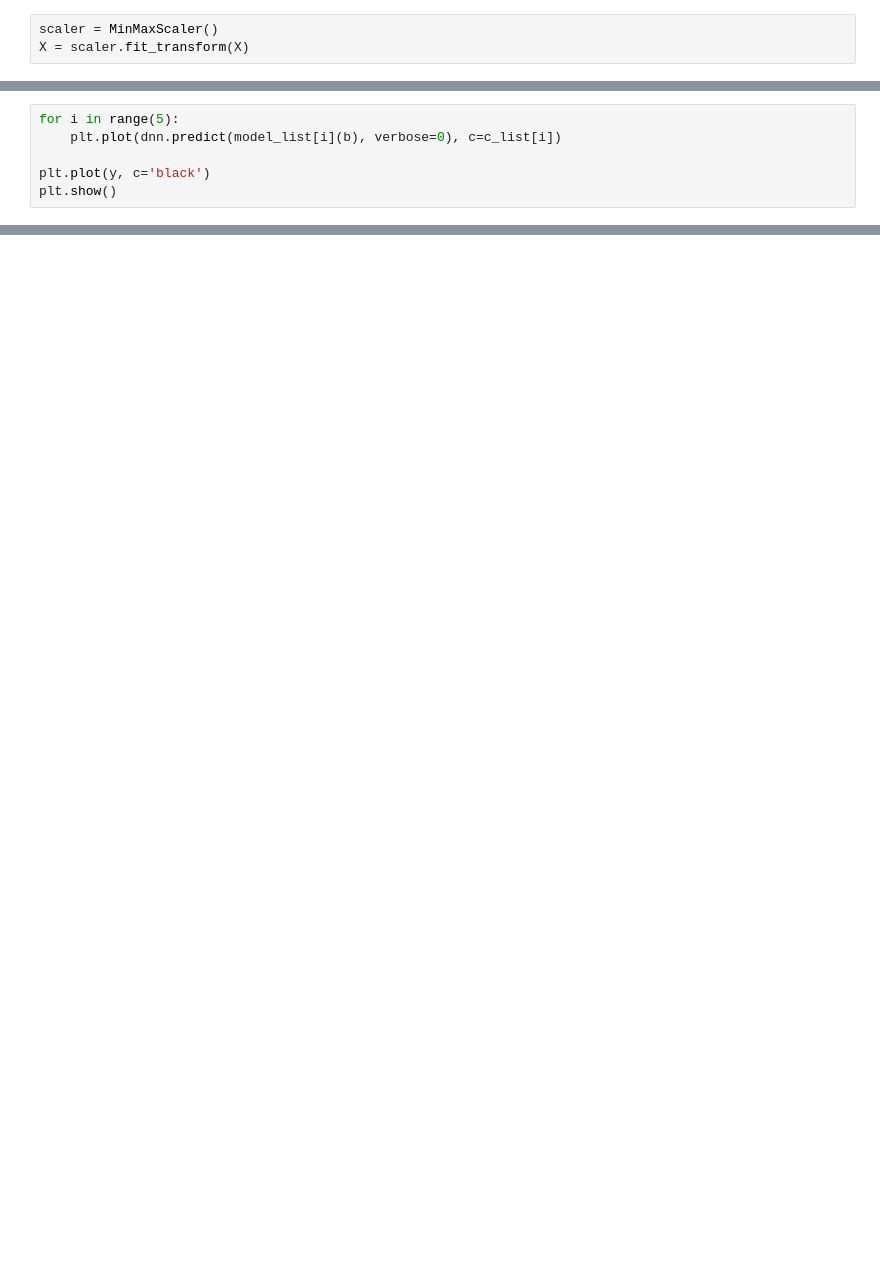
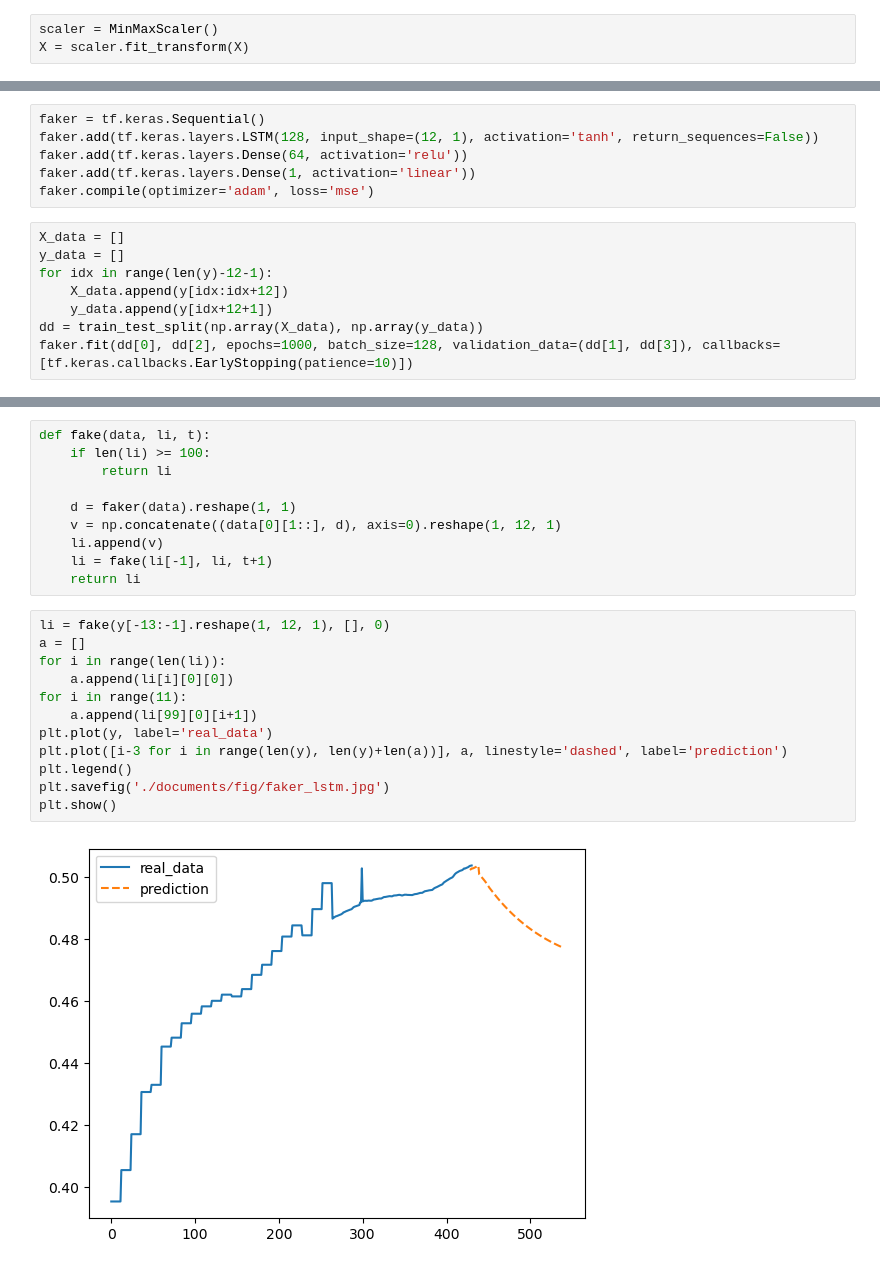
Before and after one commit to PYTHONLL-kang/activ, a Jupyter notebook: programs/last/action_lstm.ipynb, the cells around one changed output, grey strips where cells are left out. Cells and saved outputs as stored; diff of their text form; blank space fills up the shorter version.

```diff
--- a/programs/last/action_lstm.ipynb
+++ b/programs/last/action_lstm.ipynb
@@ -110,6 +345,0 @@ plt.show()
-# %%
-for i in range(5):
-    plt.plot(dnn.predict(model_list[i](b), verbose=0), c=c_list[i])
-
-plt.plot(y, c='black')
-plt.show()
@@ -129,0 +346,14 @@ plt.show()
+# %%
+faker = tf.keras.Sequential()
+faker.add(tf.keras.layers.LSTM(128, input_shape=(12, 1), activation='tanh', return_sequences=False))
+faker.add(tf.keras.layers.Dense(64, activation='relu'))
+faker.add(tf.keras.layers.Dense(1, activation='linear'))
+faker.compile(optimizer='adam', loss='mse')
+# %%
+X_data = []
+y_data = []
+for idx in range(len(y)-12-1):
+    X_data.append(y[idx:idx+12])
+    y_data.append(y[idx+12+1])
+dd = train_test_split(np.array(X_data), np.array(y_data))
+faker.fit(dd[0], dd[2], epochs=1000, batch_size=128, validation_data=(dd[1], dd[3]), callbacks=[tf.keras.callbacks.EarlyStopping(patience=10)])
@@ -129,0 +379,24 @@ plt.show()
+# %%
+def fake(data, li, t):
+    if len(li) >= 100:
+        return li
+
+    d = faker(data).reshape(1, 1)
+    v = np.concatenate((data[0][1::], d), axis=0).reshape(1, 12, 1)
+    li.append(v)
+    li = fake(li[-1], li, t+1)
+    return li
+# %%
+li = fake(y[-13:-1].reshape(1, 12, 1), [], 0)
+a = []
+for i in range(len(li)):
+    a.append(li[i][0][0])
+for i in range(11):
+    a.append(li[99][0][i+1])
+plt.plot(y, label='real_data')
+plt.plot([i-3 for i in range(len(y), len(y)+len(a))], a, linestyle='dashed', label='prediction')
+plt.legend()
+plt.savefig('./documents/fig/faker_lstm.jpg')
+plt.show()
+# %% [output]
+[figure, added]
```
Also changed, not shown: parts of 25 cells of this notebook, 26 other files.
